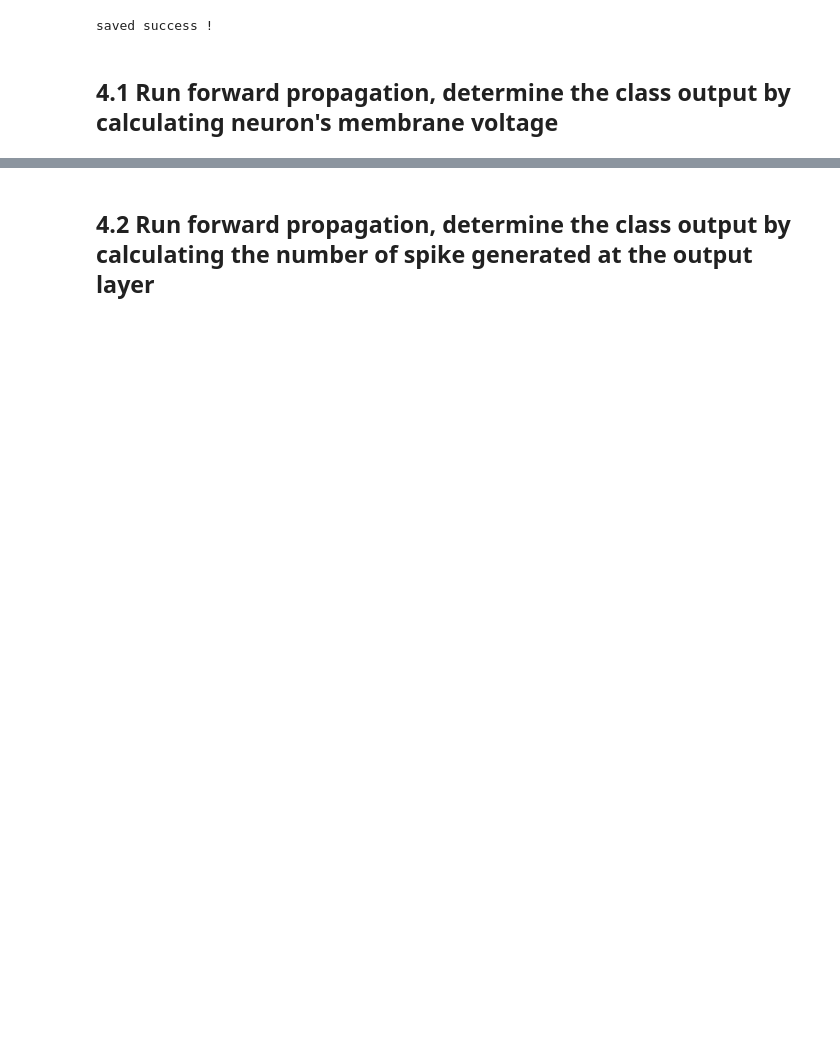
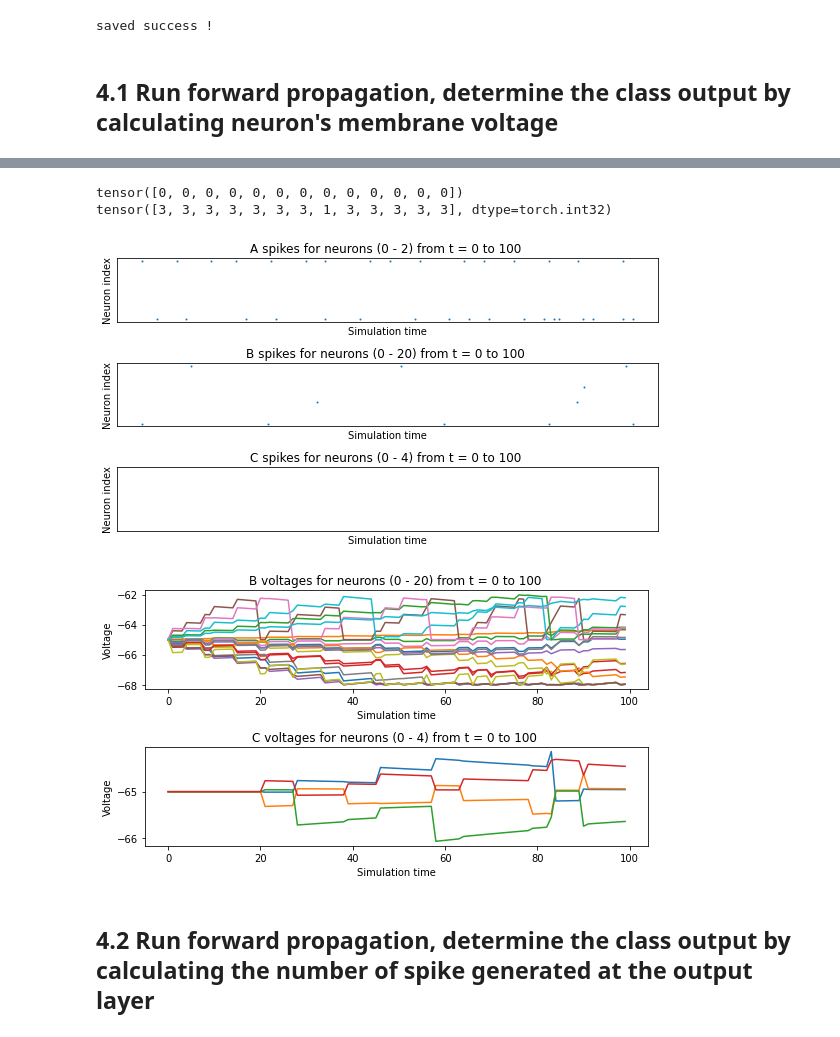
Before and after one commit to aravsi77/spiking_neural_network_thesis, a Jupyter notebook: modulation_class_snn_enabling_sbp.ipynb, the cells around one changed output, grey strips where cells are left out. Saved outputs shown, nothing was run; the diff lists cells and outputs as text; code cells hidden in the pictures; blank space fills up the shorter version.

```diff
--- a/modulation_class_snn_enabling_sbp.ipynb
+++ b/modulation_class_snn_enabling_sbp.ipynb
@@ -497,0 +514,6 @@ Accuracy : 71.0 %
+# %%
+#check the dataset where misclassification happened
+idx = (y_pred_run == s)
+idx_mis = (idx == False).nonzero()
+#print(idx_mis)
+print(idx_mis)
@@ -498,3 +534,29 @@ Accuracy : 71.0 %
+# %%
+print(s[idx_mis].squeeze()) #training sample
+print(y_pred_run[idx_mis].squeeze().int())#predicted by the network
+# %% [output]
+tensor([0, 0, 0, 0, 0, 0, 0, 0, 0, 0, 0, 0, 0])
+tensor([3, 3, 3, 3, 3, 3, 3, 1, 3, 3, 3, 3, 3], dtype=torch.int32)
+# %%
+#plot the spike activity and membrane voltage of the misclassified dataset
+j = idx_mis[0]
+inputs = {"A":input_data[j*Time:(j*Time)+Time,:]}
+network.run(inputs=inputs,time=Time)
+#fetch the spikes and voltage value
+spikes = {
+        "A": network.monitors['A'].get('s'),
+        "B": network.monitors['B'].get("s"),
+        "C": network.monitors['C'].get("s"),
+    }
+voltages = {"B": network.monitors['B'].get("v"),
+                "C": network.monitors['C'].get("v")}
+plt.ioff()
+plot_spikes(spikes)
+plot_voltages(voltages, plot_type="line")
+plt.show()
+# %% [output]
+[figure, added]
+[figure, added]
 # %% [markdown]
 ## 4.2 Run forward propagation, determine the class output by calculating the number of spike generated at the output layer
 # %%
```
Also changed, not shown: parts of 13 cells of this notebook.
